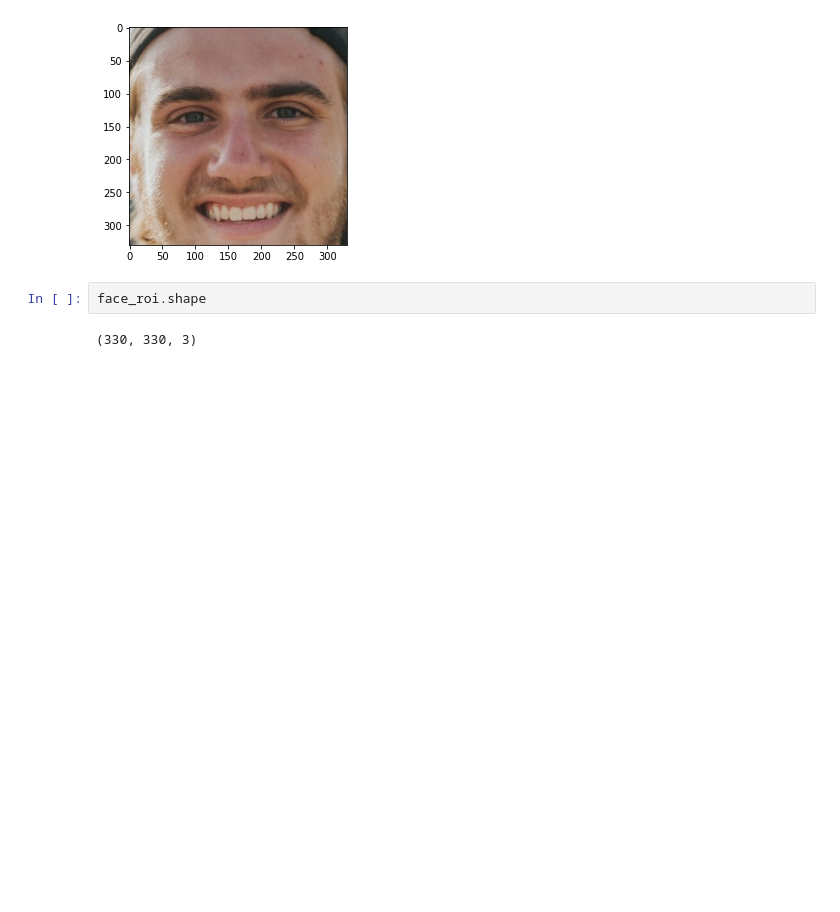
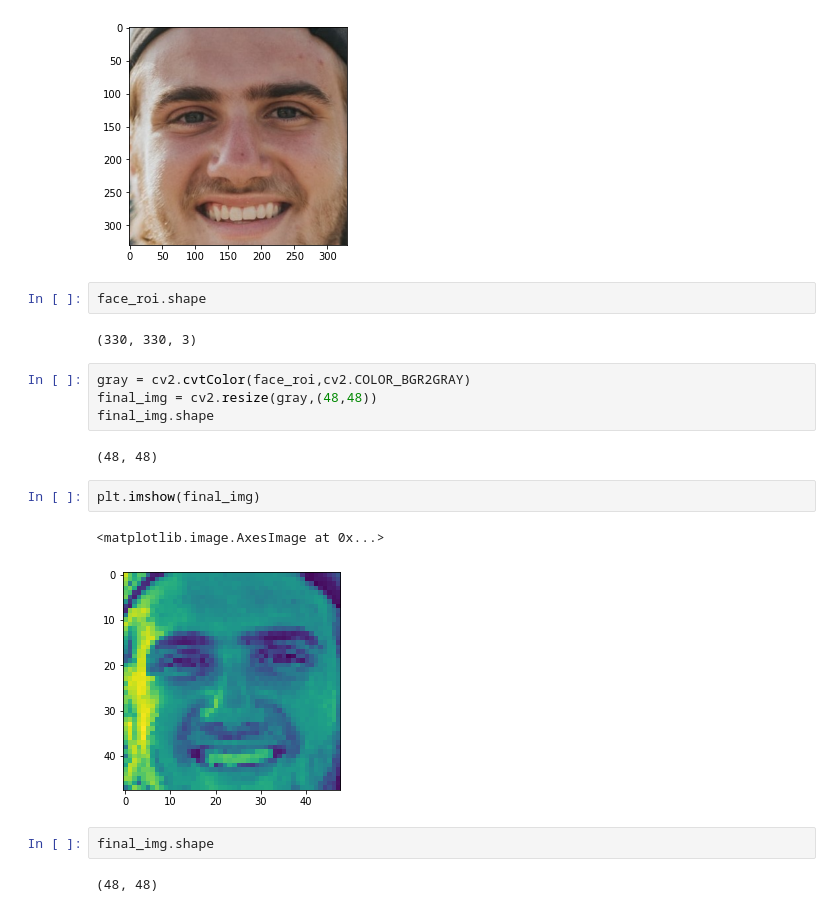
Before and after one commit to vishalsingh1080/endToend_Emotion_detection, a Jupyter notebook: inference_app.ipynb, the cells around one changed output. Drawn from its saved outputs; the diff is of its cells as text; blank space fills up the shorter version.

```diff
--- a/inference_app.ipynb
+++ b/inference_app.ipynb
@@ -166,3 +174,18 @@ plt.imshow(face_roi)
 face_roi.shape
 # %% [output]
 (330, 330, 3)
+# %%
+gray = cv2.cvtColor(face_roi,cv2.COLOR_BGR2GRAY)
+final_img = cv2.resize(gray,(48,48))
+final_img.shape
+# %% [output]
+(48, 48)
+# %%
+plt.imshow(final_img)
+# %% [output]
+<matplotlib.image.AxesImage at 0x...>
+[figure, added]
+# %%
+final_img.shape
+# %% [output]
+(48, 48)
```
Also changed, not shown: parts of 17 cells of this notebook.
